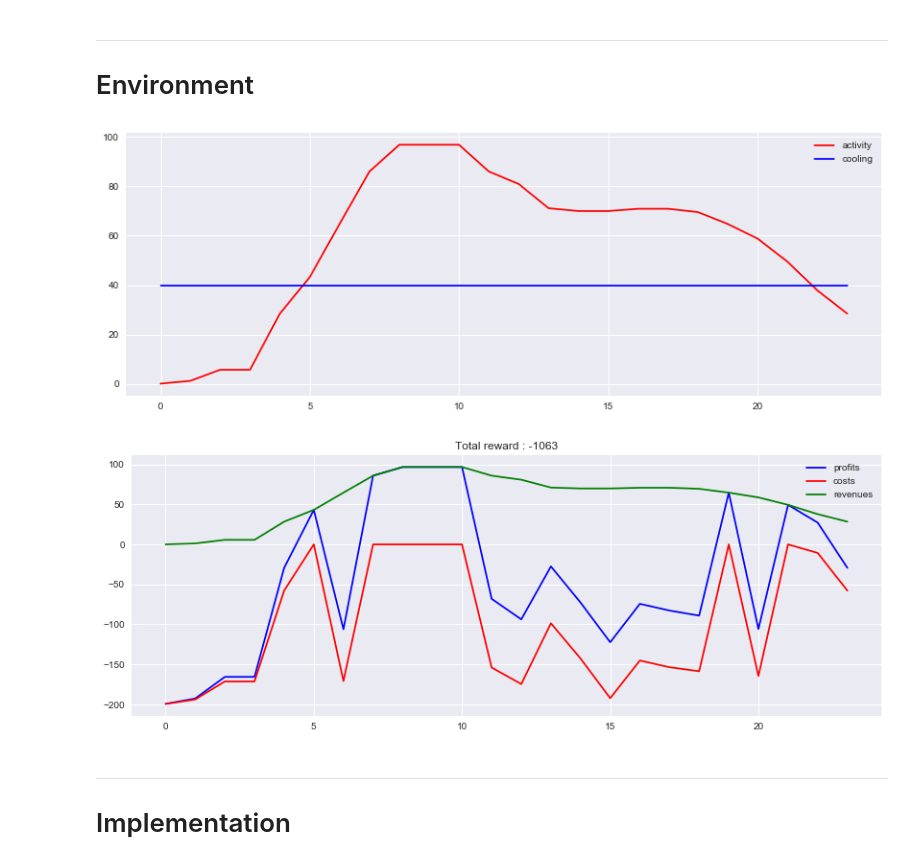
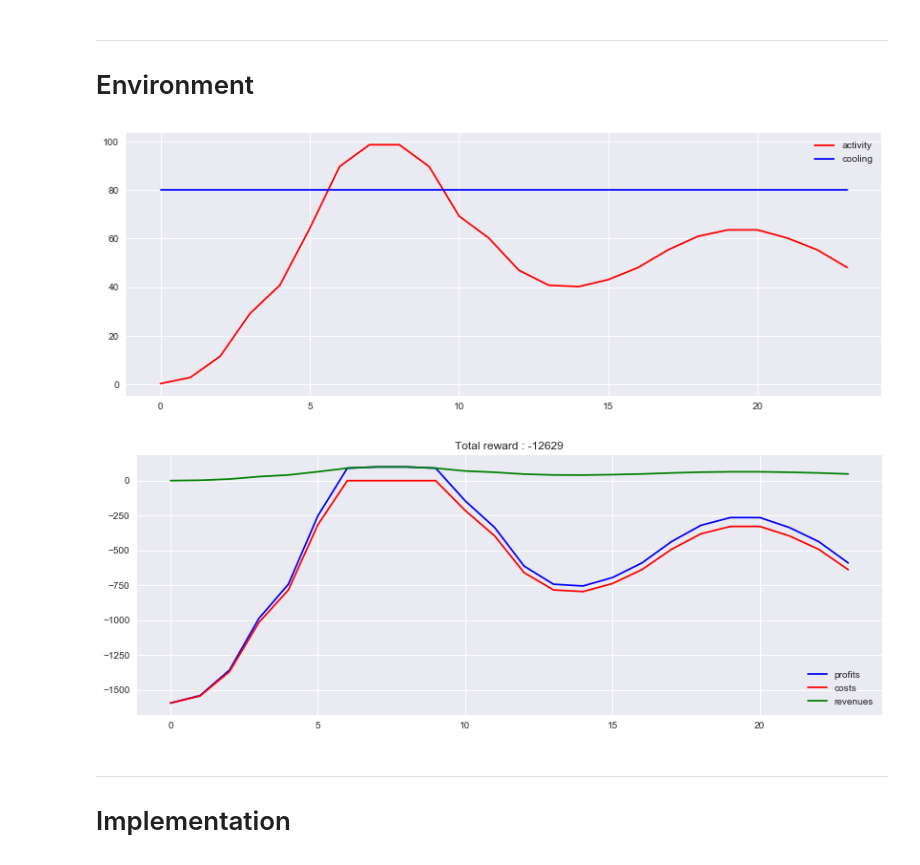
Before and after one commit to TheoLvs/reinforcement-learning, a Jupyter notebook: 2. Data Center Cooling/1. Reinforcement Learning - Q Learning.ipynb, the cells around one changed output. Cells and saved outputs as stored; diff of their text form; code cells hidden in the pictures.

```diff
--- a/2. Data Center Cooling/1. Reinforcement Learning - Q Learning.ipynb
+++ b/2. Data Center Cooling/1. Reinforcement Learning - Q Learning.ipynb
@@ -89,11 +89,11 @@ However :
 # %%
 from rl.env.data_center_cooling import DataCenterCooling
 # %%
-env = DataCenterCooling(levels_cooling=10)
+env = DataCenterCooling(levels_cooling=10,risk_factor = 1,cost_factor=20)
 env.render()
 # %% [output]
-[figure, old version]
+[figure, new version]
-[figure, old version]
+[figure, new version]
 # %% [markdown]
 ***
 # Implementation
```
Also changed, not shown: parts of 10 cells of this notebook.
